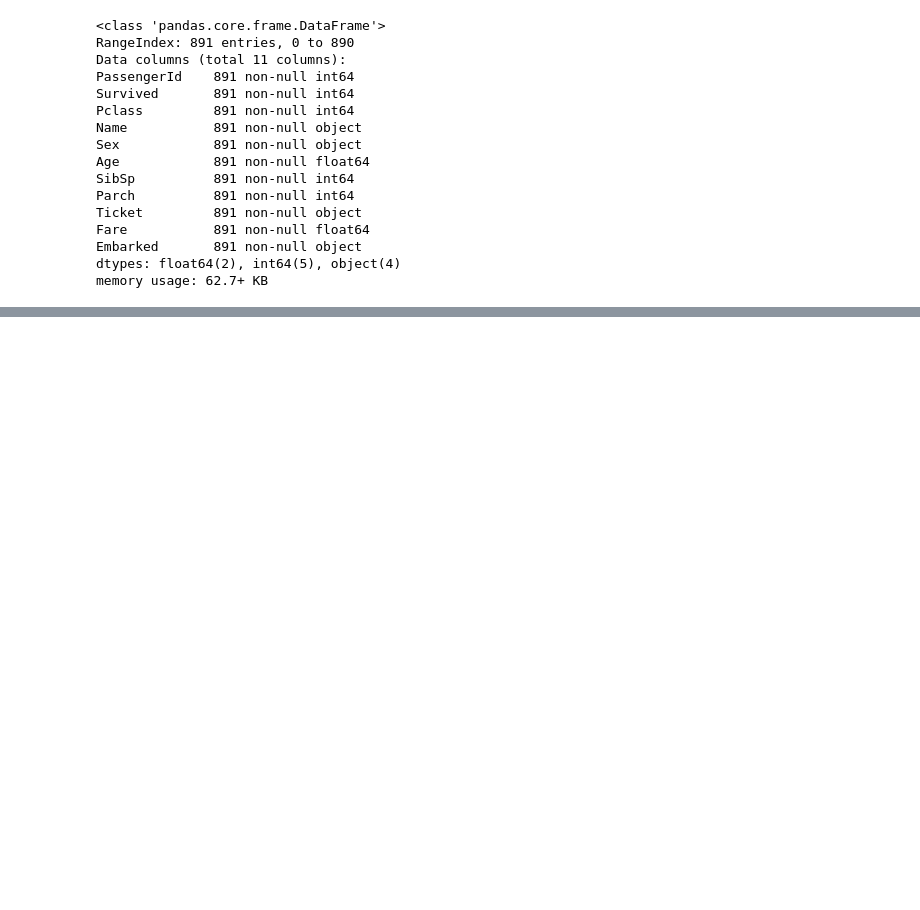
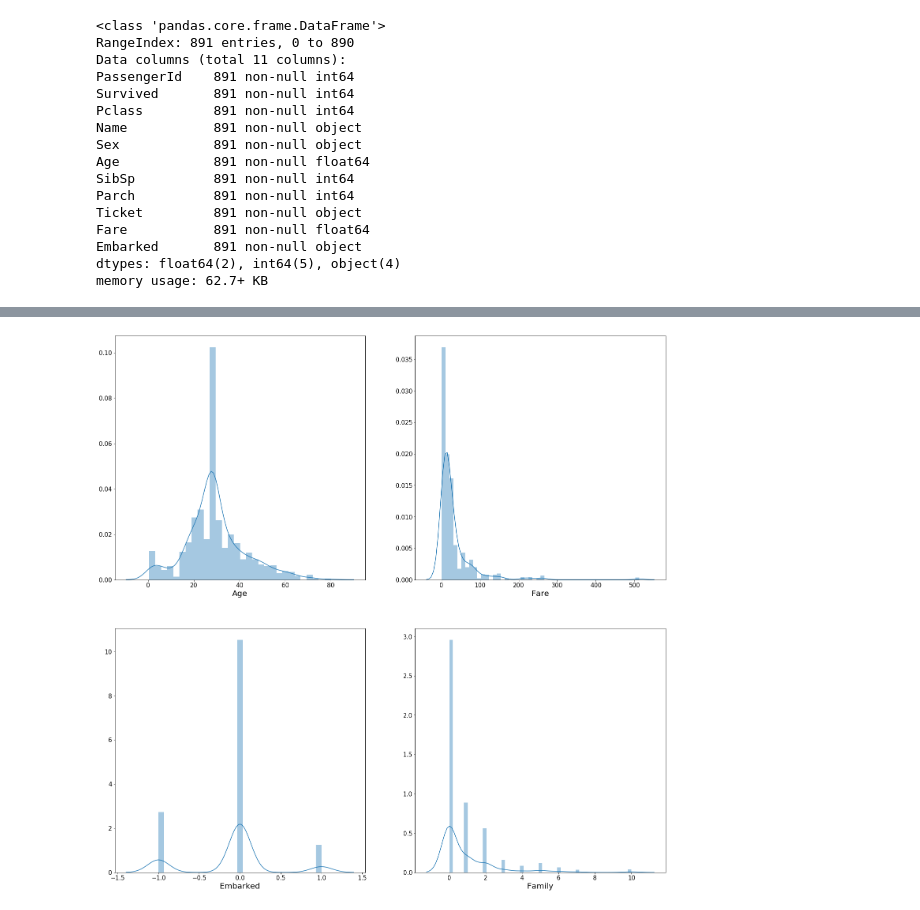
Before and after one commit to ieee-duth-student-branch/DAT, a Jupyter notebook: Titanic/Titanic Dataset Analysis.ipynb, the cells around one changed output, grey strips where cells are left out. Cells and saved outputs as stored; diff of their text form; code cells hidden in the pictures; blank space fills up the shorter version.

```diff
--- a/Titanic/Titanic Dataset Analysis.ipynb
+++ b/Titanic/Titanic Dataset Analysis.ipynb
@@ -123,0 +154,4 @@ memory usage: 62.7+ KB
+# %%
+df["Embarked"]=df["Embarked"].map({'C':-1,'S':0,'Q':1,-1:-1,0:0,1:1})
+df["Sex"]=df["Sex"].map({'male':-1,'female':1,-1:-1,1:1})
+df.head()
@@ -123,0 +165,4 @@ memory usage: 62.7+ KB
+# %%
+df.reset_index(drop=True,inplace=True)
+df = df.drop(["Name","Ticket","PassengerId"],axis=1)
+df.head()
@@ -123,0 +176,4 @@ memory usage: 62.7+ KB
+# %%
+df["Family"]=df["SibSp"]+df["Parch"]
+df.drop(["SibSp","Parch"],axis=1,inplace=True)
+df.head()
@@ -123,0 +187,25 @@ memory usage: 62.7+ KB
+# %%
+fig, axes = plt.subplots(nrows=2, ncols=2)
+plt.subplots_adjust(wspace=0.2,hspace=0.2)
+fig.set_figheight(25)
+fig.set_figwidth(25)
+
+sns.distplot(df["Age"],ax=axes[0,0])
+sns.distplot(df["Fare"],ax=axes[0,1])
+sns.distplot(df["Embarked"],ax=axes[1,0])
+sns.distplot(df["Family"],ax=axes[1,1])
+
+axes[0,0].set_xlabel(xlabel="Age",fontsize = 20)
+axes[0,1].set_xlabel(xlabel="Fare",fontsize = 20)
+axes[1,0].set_xlabel(xlabel="Embarked",fontsize = 20)
+axes[1,1].set_xlabel(xlabel="Family",fontsize = 20)
+axes[0,0].tick_params(axis='y', which='major', labelsize=15)
+axes[0,0].tick_params(axis='x', which='major', labelsize=15)
+axes[0,1].tick_params(axis='y', which='major', labelsize=15)
+axes[0,1].tick_params(axis='x', which='major', labelsize=15)
+axes[1,0].tick_params(axis='y', which='major', labelsize=15)
+axes[1,0].tick_params(axis='x', which='major', labelsize=15)
+axes[1,1].tick_params(axis='y', which='major', labelsize=15)
+axes[1,1].tick_params(axis='x', which='major', labelsize=15)
+# %% [output]
+[figure, added]
```
Also changed, not shown: parts of 10 cells of this notebook.
